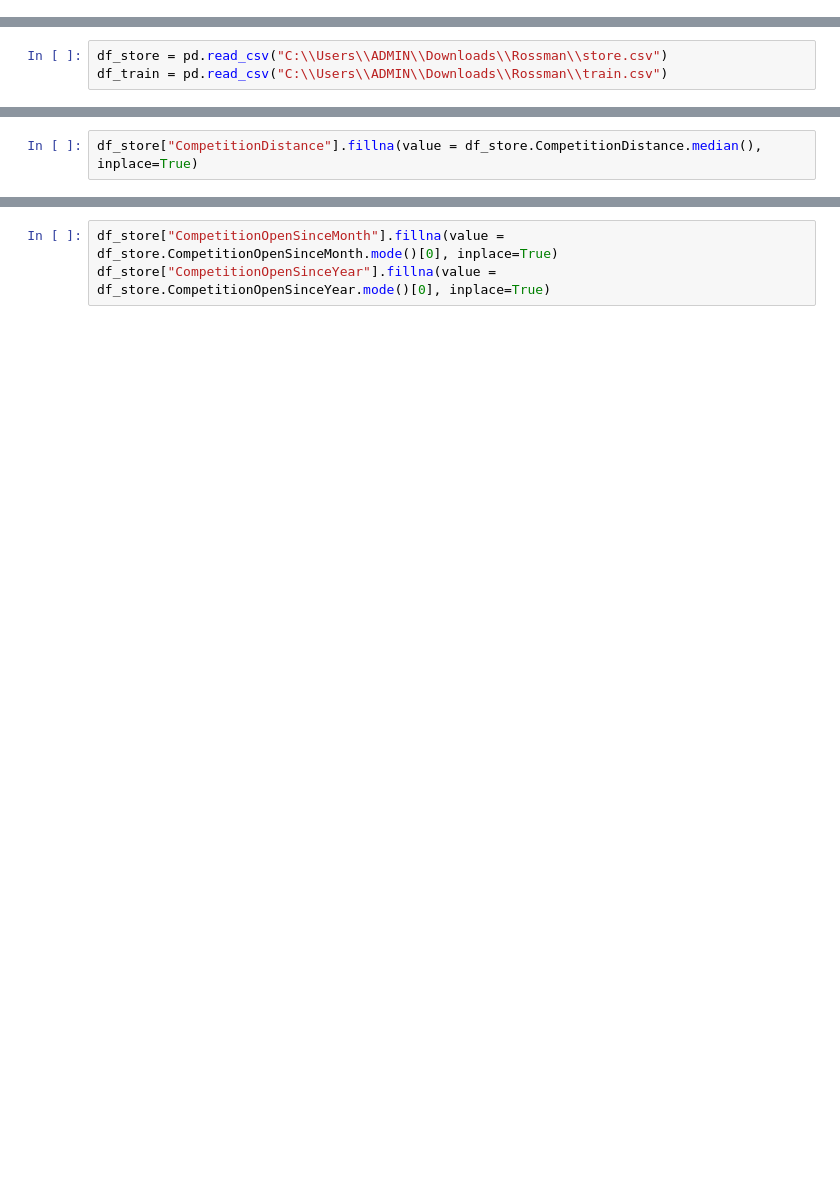
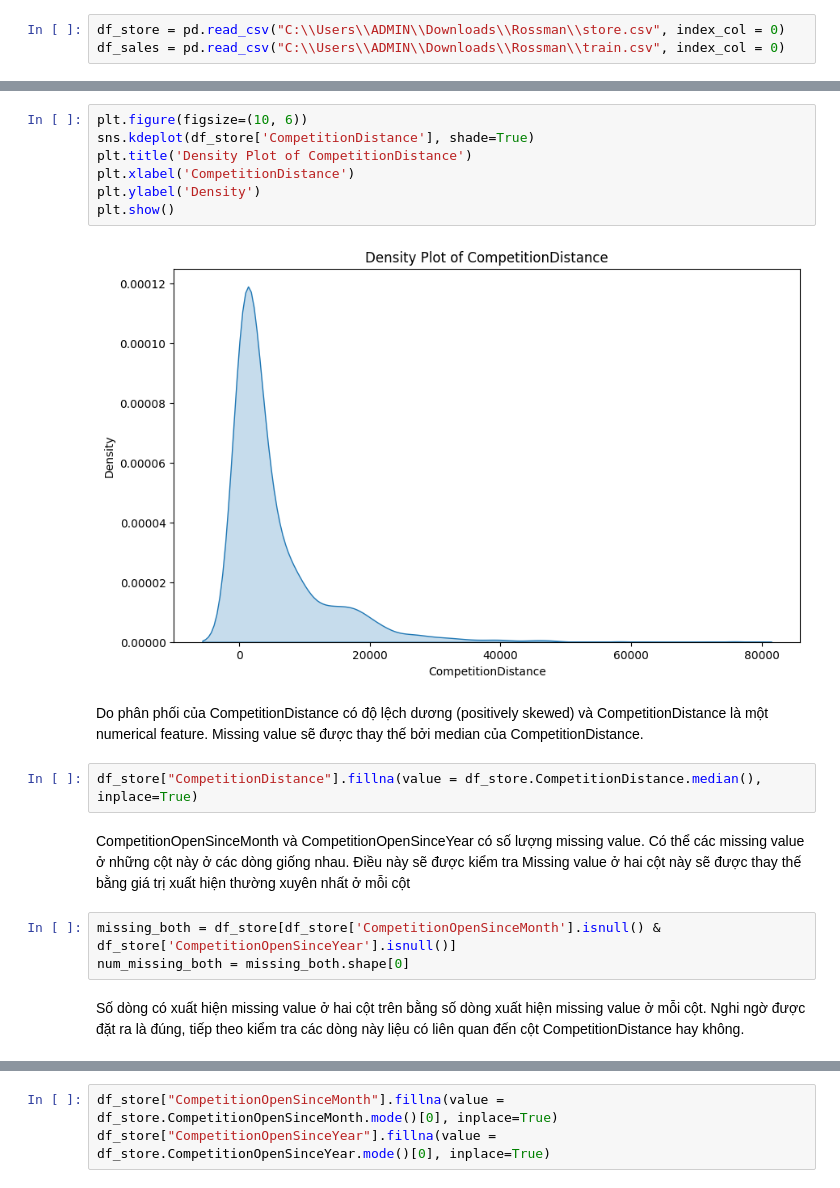
Before and after one commit to nhanho2508/DM_232, a Jupyter notebook: rossman.ipynb, the cells around one changed output, grey strips where cells are left out. Cells and saved outputs as stored; diff of their text form; blank space fills up the shorter version.

```diff
--- a/rossman.ipynb
+++ b/rossman.ipynb
@@ -39 +43,4 @@ import pickle
+# %%
+df_store = pd.read_csv("C:\\Users\\ADMIN\\Downloads\\Rossman\\store.csv", index_col = 0)
+df_sales = pd.read_csv("C:\\Users\\ADMIN\\Downloads\\Rossman\\train.csv", index_col = 0)
 # %% [markdown]
@@ -41,3 +47,0 @@ Data Loading:
-# %%
-df_store = pd.read_csv("C:\\Users\\ADMIN\\Downloads\\Rossman\\store.csv")
-df_train = pd.read_csv("C:\\Users\\ADMIN\\Downloads\\Rossman\\train.csv")
@@ -46,2 +145,20 @@ Data Preprocessing:
+# %%
+plt.figure(figsize=(10, 6))
+sns.kdeplot(df_store['CompetitionDistance'], shade=True)
+plt.title('Density Plot of CompetitionDistance')
+plt.xlabel('CompetitionDistance')
+plt.ylabel('Density')
+plt.show()
+# %% [output]
+[figure, added]
+# %% [markdown]
+Do phân phối của CompetitionDistance có độ lệch dương (positively skewed) và CompetitionDistance là một numerical feature. Missing value sẽ được thay thế bởi median của CompetitionDistance.
 # %%
 df_store["CompetitionDistance"].fillna(value = df_store.CompetitionDistance.median(), inplace=True)
+# %% [markdown]
+CompetitionOpenSinceMonth và CompetitionOpenSinceYear có số lượng missing value. Có thể các missing value ở những cột này ở các dòng giống nhau. Điều này sẽ được kiểm tra  Missing value ở hai cột này sẽ được thay thế bằng giá trị xuất hiện thường xuyên nhất ở mỗi cột
+# %%
+missing_both = df_store[df_store['CompetitionOpenSinceMonth'].isnull() & df_store['CompetitionOpenSinceYear'].isnull()]
+num_missing_both = missing_both.shape[0]
+# %% [markdown]
+Số dòng có xuất hiện missing value ở hai cột trên bằng số dòng xuất hiện missing value ở mỗi cột. Nghi ngờ được đặt ra là đúng, tiếp theo kiểm tra các dòng này liệu có liên quan đến cột CompetitionDistance hay không.
```
Also changed, not shown: parts of 146 cells of this notebook.
